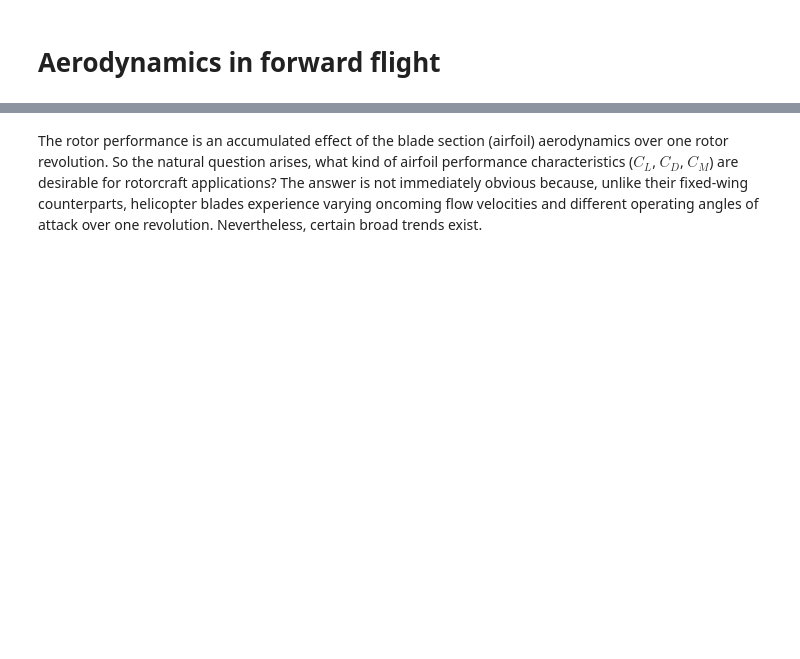
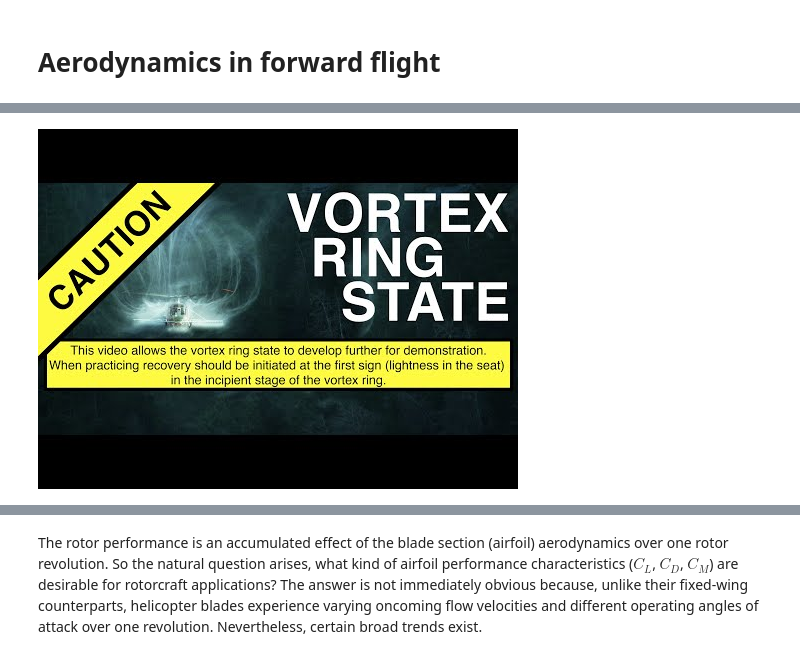
Before and after one commit to kumar-sumeet/HeliAeroNotes, a Jupyter notebook: _sources/Lectures/4_ForwardFlight/Aerodynamics.ipynb, the cells around one changed output, grey strips where cells are left out. Saved outputs shown, nothing was run; the diff lists cells and outputs as text; code cells hidden in the pictures; blank space fills up the shorter version.

```diff
--- a/_sources/Lectures/4_ForwardFlight/Aerodynamics.ipynb
+++ b/_sources/Lectures/4_ForwardFlight/Aerodynamics.ipynb
@@ -7,0 +162,5 @@
+# %%
+from IPython.display import YouTubeVideo
+YouTubeVideo('HjeRSDsy-nE', width=700, height=400,start=133)
+# %% [output]
+[figure, added]
```
Also changed, not shown: parts of 54 cells of this notebook, 55 other files.
